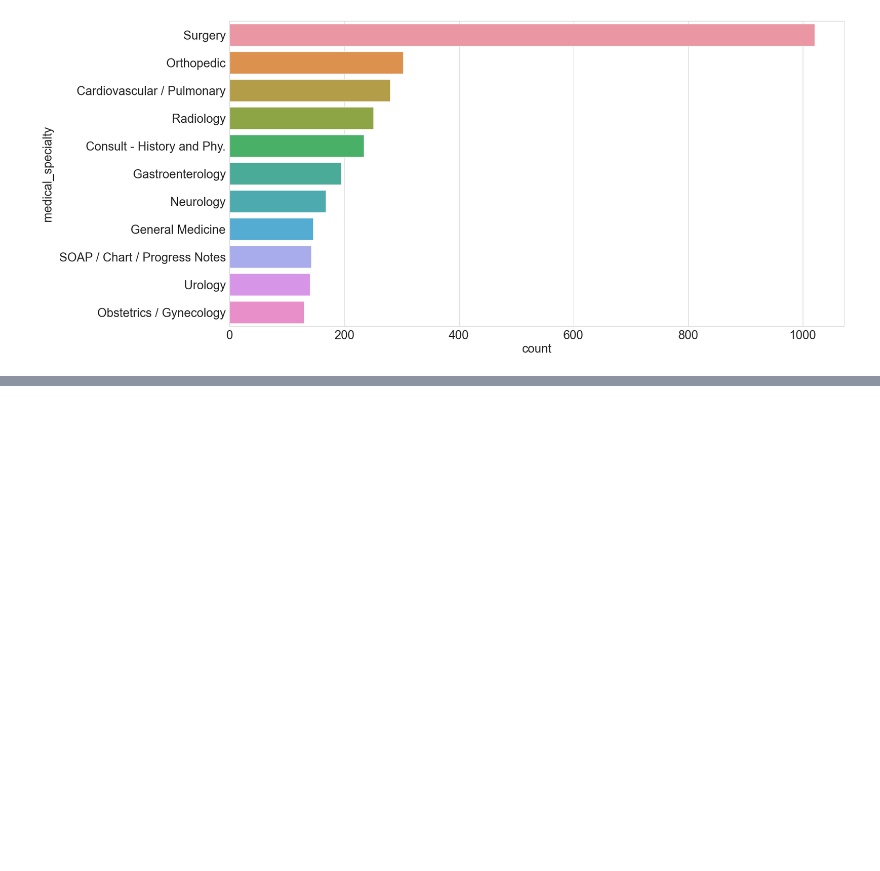
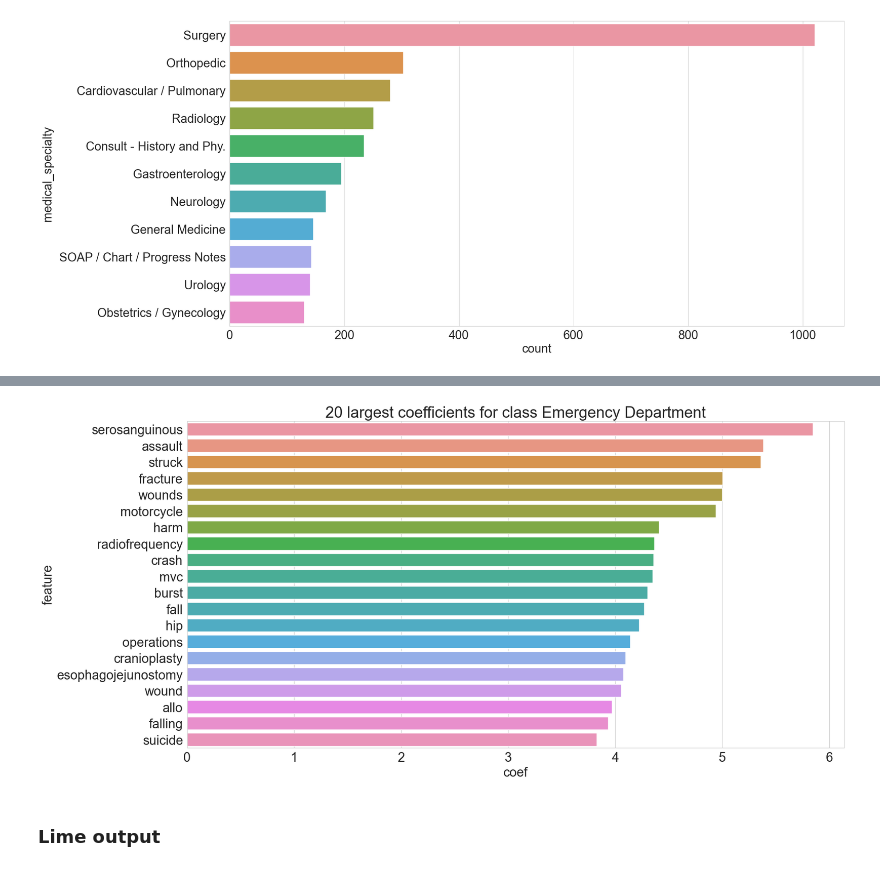
Before and after one commit to Tara-Sophia/NLP_Masterthesis, a Jupyter notebook: notebooks/08-hp-visualizations.ipynb, the cells around one changed output, grey strips where cells are left out. Cells and saved outputs as stored; diff of their text form; code cells hidden in the pictures; blank space fills up the shorter version.

```diff
--- a/notebooks/08-hp-visualizations.ipynb
+++ b/notebooks/08-hp-visualizations.ipynb
@@ -184,0 +225,2 @@ df_mimic.shape
+# %%
+model = pickle.load(open(os.path.join("models", "clf", "lr_mimic_test.pkl"), 'rb'))
@@ -184,0 +249,24 @@ df_mimic.shape
+# %%
+# plot the 20 largest coefficients for first class
+
+# get the coefficients
+coef = model.named_steps["clf"].coef_[2]
+# get the feature names
+vectorizer = model.named_steps["vect"]
+feat = vectorizer.get_feature_names_out()
+
+# create a dataframe with the coefficients and the feature names
+coef_df = pd.DataFrame({"feature": feat, "coef": coef})
+
+# sort the dataframe by the coefficients
+coef_df = coef_df.sort_values(by="coef", ascending=False)
+# plot the 20 largest coefficients
+plt.figure(figsize=(20,10))
+sns.barplot(x="coef", y="feature", data=coef_df.head(20))
+plt.rcParams.update({'font.size': 22})
+plt.title("20 largest coefficients for class " + model.classes_[2])
+plt.show()
+# %% [output]
+[figure, added]
+# %% [markdown]
+### Lime output
```
Also changed, not shown: parts of 35 cells of this notebook, 9 other files.
